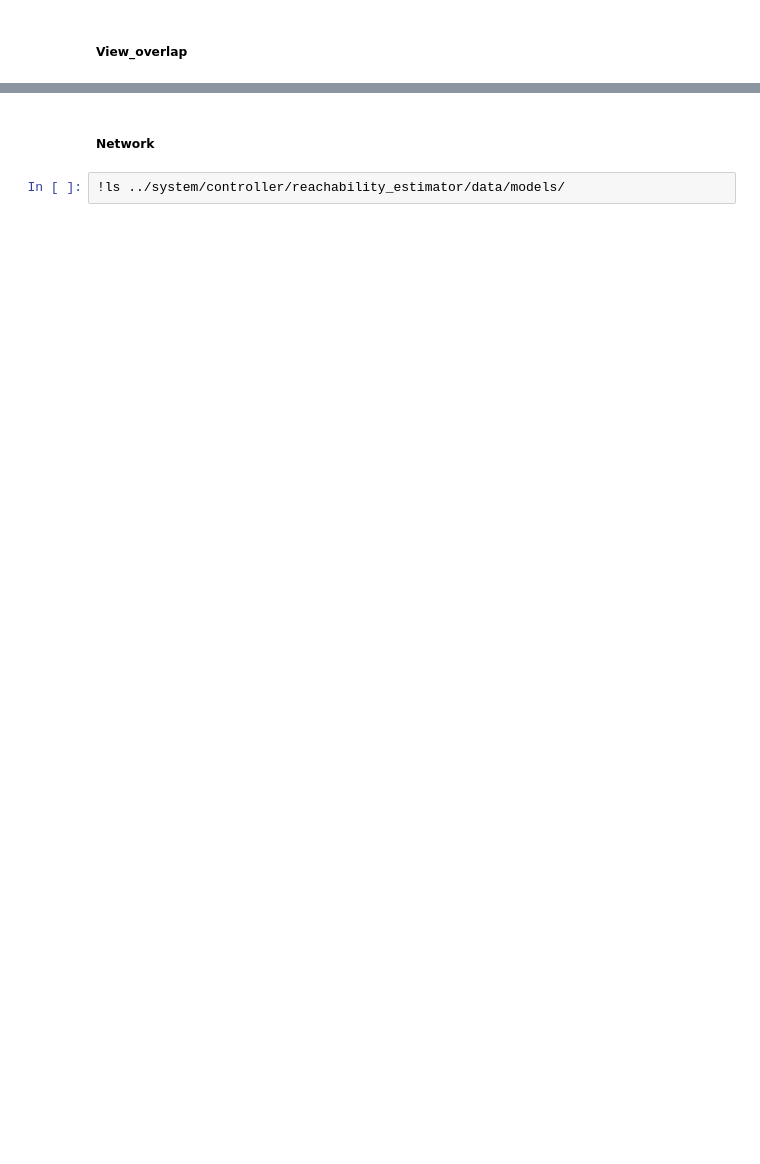
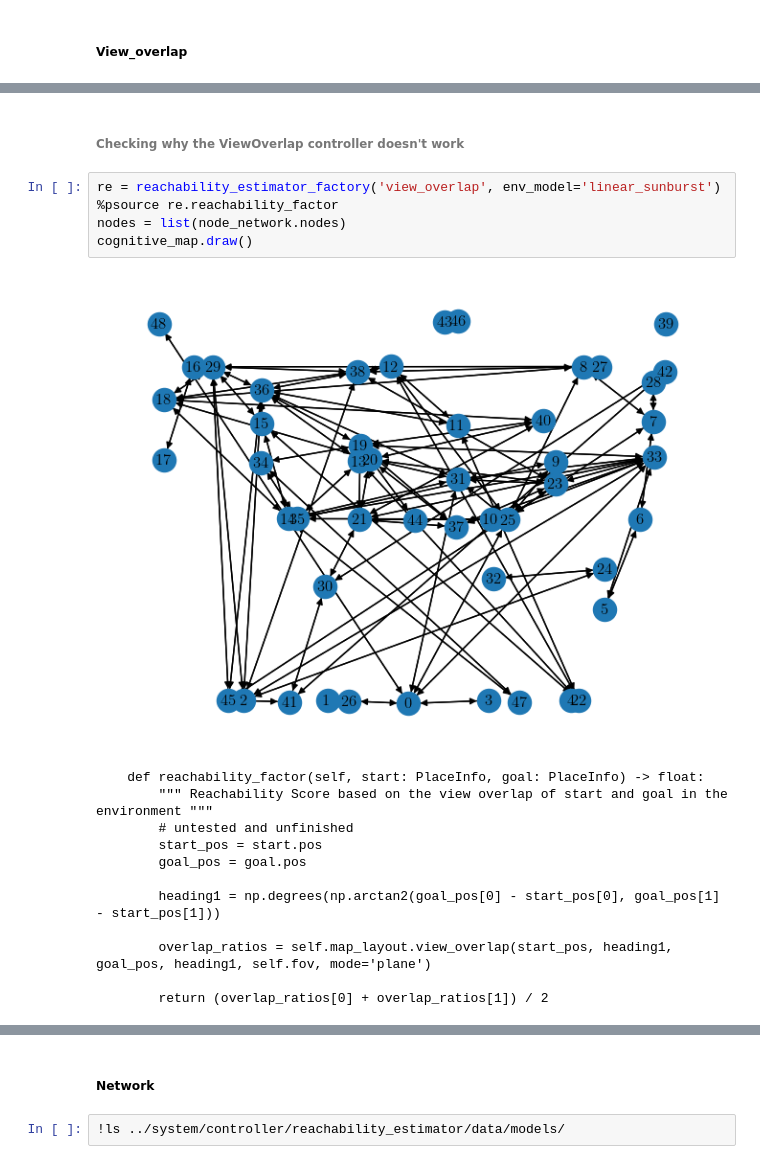
Before and after one commit to Warggr/bio-inspired-navigation, a Jupyter notebook: scripts/show_cogmaps.ipynb, the cells around one changed output, grey strips where cells are left out. Saved outputs shown, nothing was run; the diff lists cells and outputs as text; blank space fills up the shorter version.

```diff
--- a/scripts/show_cogmaps.ipynb
+++ b/scripts/show_cogmaps.ipynb
@@ -84,0 +100,20 @@ draw_network_with_re(reachability_estimator_factory('view_overlap'))
+# %% [markdown]
+###### Checking why the ViewOverlap controller doesn't work
+# %%
+re = reachability_estimator_factory('view_overlap', env_model='linear_sunburst')
+%psource re.reachability_factor
+nodes = list(node_network.nodes)
+cognitive_map.draw()
+# %% [output]
+[figure, added]
+    def reachability_factor(self, start: PlaceInfo, goal: PlaceInfo) -> float:
+        """ Reachability Score based on the view overlap of start and goal in the environment """
+        # untested and unfinished
+        start_pos = start.pos
+        goal_pos = goal.pos
+
+        heading1 = np.degrees(np.arctan2(goal_pos[0] - start_pos[0], goal_pos[1] - start_pos[1]))
+
+        overlap_ratios = self.map_layout.view_overlap(start_pos, heading1, goal_pos, heading1, self.fov, mode='plane')
+
+        return (overlap_ratios[0] + overlap_ratios[1]) / 2
```
Also changed, not shown: parts of 25 cells of this notebook.
